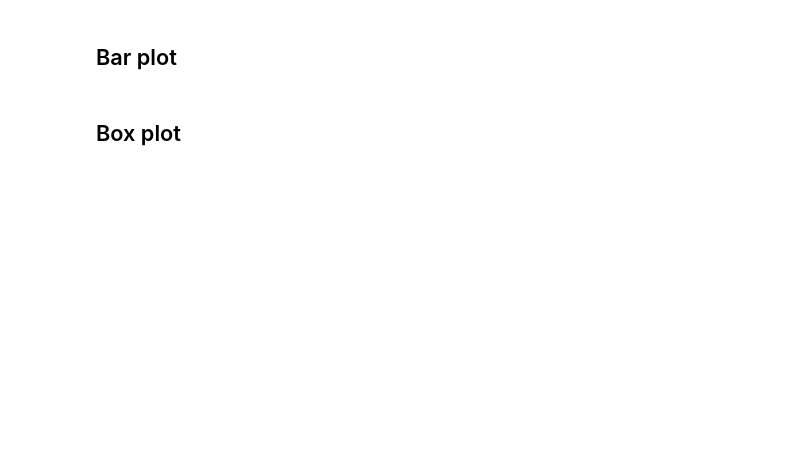
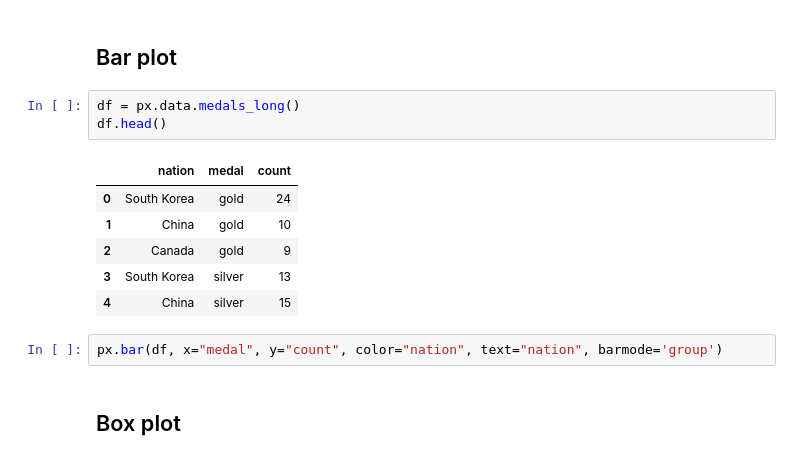
Before and after one commit to lubsar/EFREI-Introduction-to-Machine-Learning, a Jupyter notebook: iml_10.ipynb, the cells around one changed output. Drawn from its saved outputs; the diff is of its cells as text; blank space fills up the shorter version.

```diff
--- a/iml_10.ipynb
+++ b/iml_10.ipynb
@@ -47,4 +61,16 @@ df.head()
 # %% [markdown]
 ## Bar plot
+# %%
+df = px.data.medals_long()
+df.head()
+# %% [output]
+|  | nation | medal | count |
+| 0 | South Korea | gold | 24 |
+| 1 | China | gold | 10 |
+| 2 | Canada | gold | 9 |
+| 3 | South Korea | silver | 13 |
+| 4 | China | silver | 15 |
+# %%
+px.bar(df, x="medal", y="count", color="nation", text="nation", barmode='group')
 # %% [markdown]
 ## Box plot
```
Also changed, not shown: parts of 22 cells of this notebook, 2 other files.
